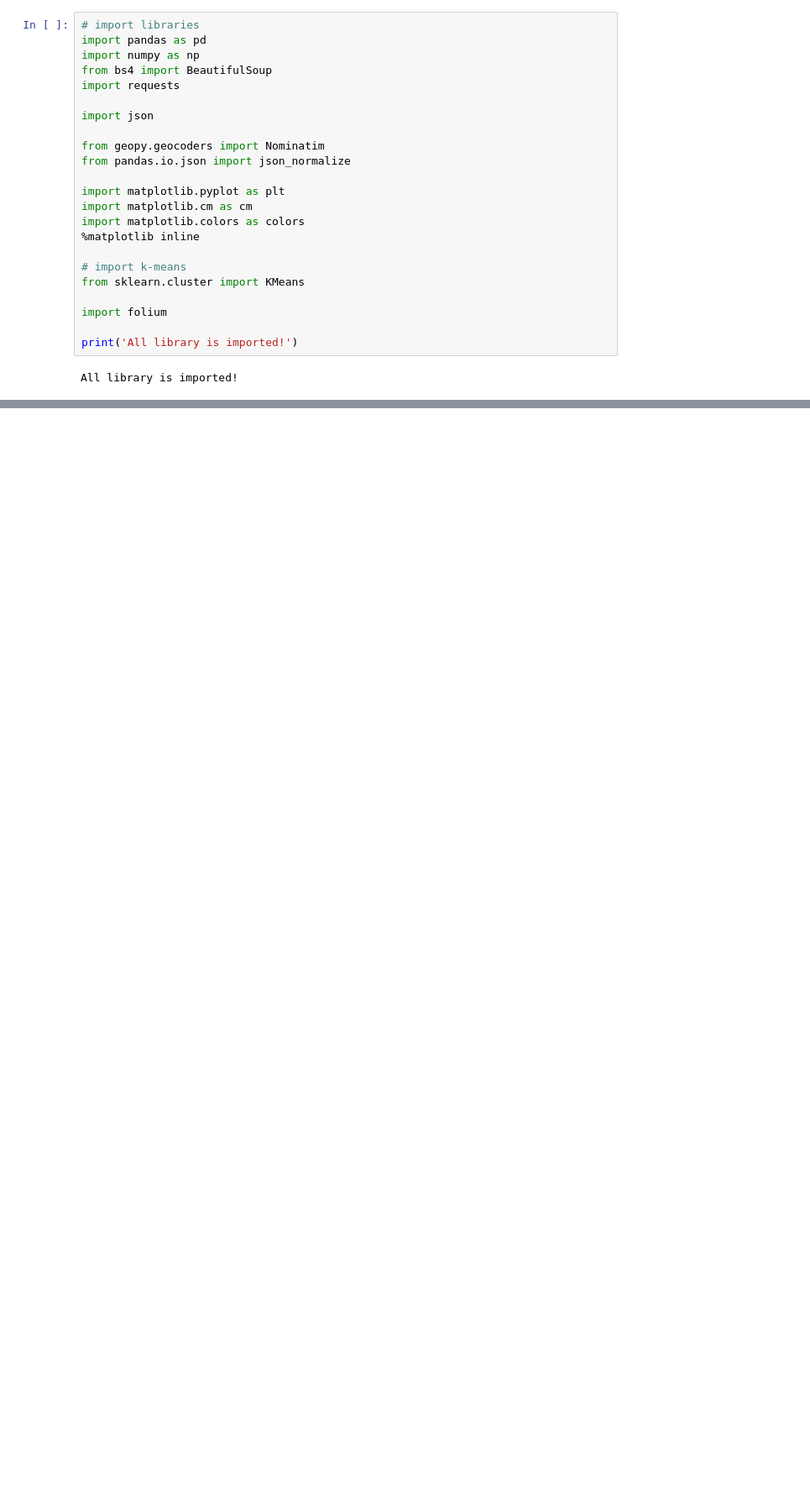
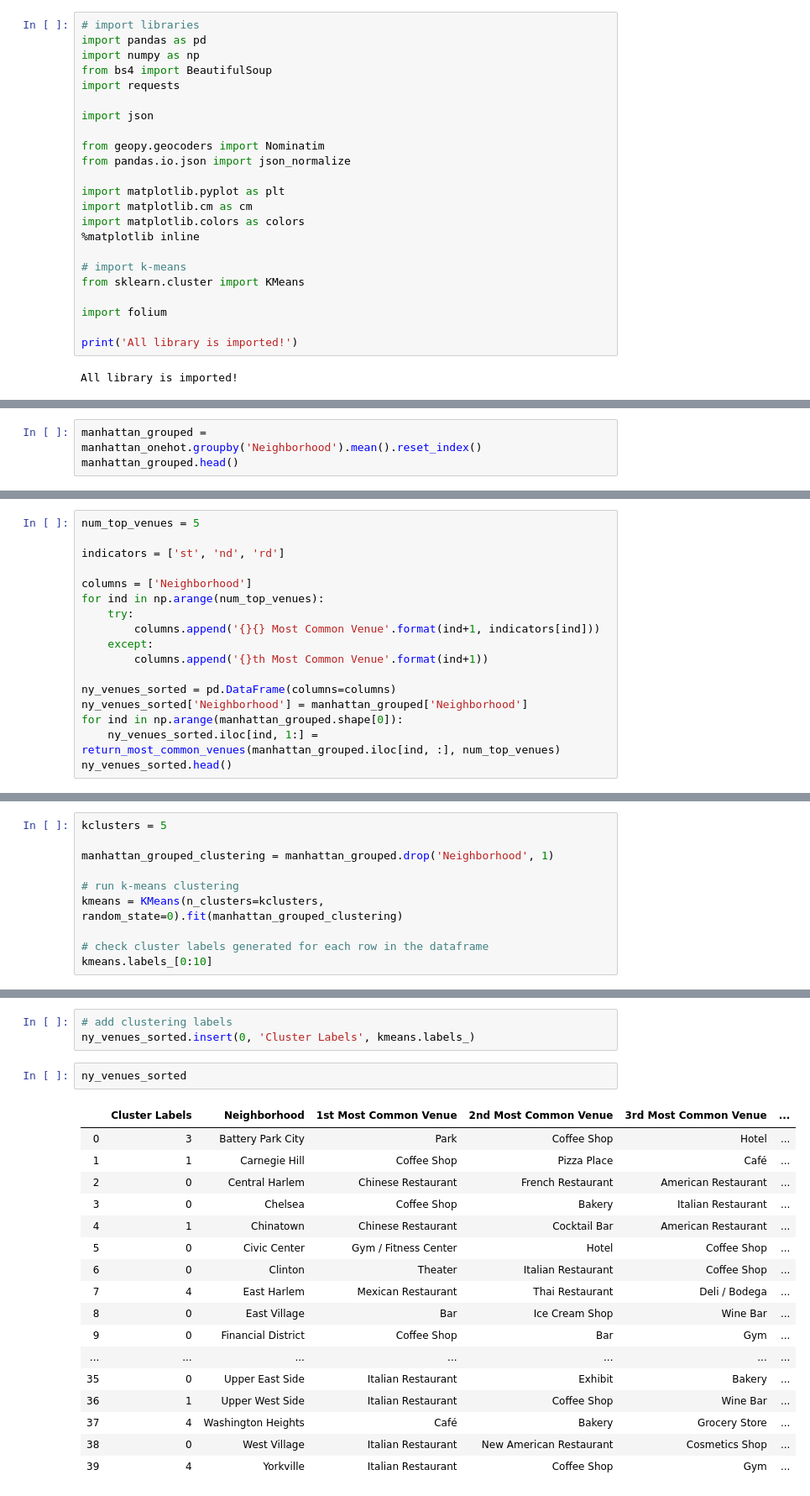
Before and after one commit to witjaksana/Coursera_Capstone, a Jupyter notebook: CapstoneProject/Capstone_Project_Battle_of_Neighborhood_notebook.ipynb, the cells around one changed output, grey strips where cells are left out. Shown at 84% size. Saved outputs shown, nothing was run; the diff lists cells and outputs as text; blank space fills up the shorter version.

```diff
--- a/CapstoneProject/Capstone_Project_Battle_of_Neighborhood_notebook.ipynb
+++ b/CapstoneProject/Capstone_Project_Battle_of_Neighborhood_notebook.ipynb
@@ -147,0 +537,3 @@ map_toronto
+# %%
+manhattan_grouped = manhattan_onehot.groupby('Neighborhood').mean().reset_index()
+manhattan_grouped.head()
@@ -147,0 +548,17 @@ map_toronto
+# %%
+num_top_venues = 5
+
+indicators = ['st', 'nd', 'rd']
+
+columns = ['Neighborhood']
+for ind in np.arange(num_top_venues):
+    try:
+        columns.append('{}{} Most Common Venue'.format(ind+1, indicators[ind]))
+    except:
+        columns.append('{}th Most Common Venue'.format(ind+1))
+
+ny_venues_sorted = pd.DataFrame(columns=columns)
+ny_venues_sorted['Neighborhood'] = manhattan_grouped['Neighborhood']
+for ind in np.arange(manhattan_grouped.shape[0]):
+    ny_venues_sorted.iloc[ind, 1:] = return_most_common_venues(manhattan_grouped.iloc[ind, :], num_top_venues)
+ny_venues_sorted.head()
@@ -147,0 +574,10 @@ map_toronto
+# %%
+kclusters = 5
+
+manhattan_grouped_clustering = manhattan_grouped.drop('Neighborhood', 1)
+
+# run k-means clustering
+kmeans = KMeans(n_clusters=kclusters, random_state=0).fit(manhattan_grouped_clustering)
+
+# check cluster labels generated for each row in the dataframe
+kmeans.labels_[0:10]
@@ -147,0 +586,23 @@ map_toronto
+# %%
+# add clustering labels
+ny_venues_sorted.insert(0, 'Cluster Labels', kmeans.labels_)
+# %%
+ny_venues_sorted
+# %% [output]
+|  | Cluster Labels | Neighborhood | 1st Most Common Venue | 2nd Most Common Venue | 3rd Most Common Venue | ... |
+| 0 | 3 | Battery Park City | Park | Coffee Shop | Hotel | ... |
+| 1 | 1 | Carnegie Hill | Coffee Shop | Pizza Place | Café | ... |
+| 2 | 0 | Central Harlem | Chinese Restaurant | French Restaurant | American Restaurant | ... |
+| 3 | 0 | Chelsea | Coffee Shop | Bakery | Italian Restaurant | ... |
+| 4 | 1 | Chinatown | Chinese Restaurant | Cocktail Bar | American Restaurant | ... |
+| 5 | 0 | Civic Center | Gym / Fitness Center | Hotel | Coffee Shop | ... |
+| 6 | 0 | Clinton | Theater | Italian Restaurant | Coffee Shop | ... |
+| 7 | 4 | East Harlem | Mexican Restaurant | Thai Restaurant | Deli / Bodega | ... |
+| 8 | 0 | East Village | Bar | Ice Cream Shop | Wine Bar | ... |
+| 9 | 0 | Financial District | Coffee Shop | Bar | Gym | ... |
+| ... | ... | ... | ... | ... | ... | ... |
+| 35 | 0 | Upper East Side | Italian Restaurant | Exhibit | Bakery | ... |
+| 36 | 1 | Upper West Side | Italian Restaurant | Coffee Shop | Wine Bar | ... |
+| 37 | 4 | Washington Heights | Café | Bakery | Grocery Store | ... |
+| 38 | 0 | West Village | Italian Restaurant | New American Restaurant | Cosmetics Shop | ... |
+| 39 | 4 | Yorkville | Italian Restaurant | Coffee Shop | Gym | ... |
```
Also changed, not shown: parts of 65 cells of this notebook.
